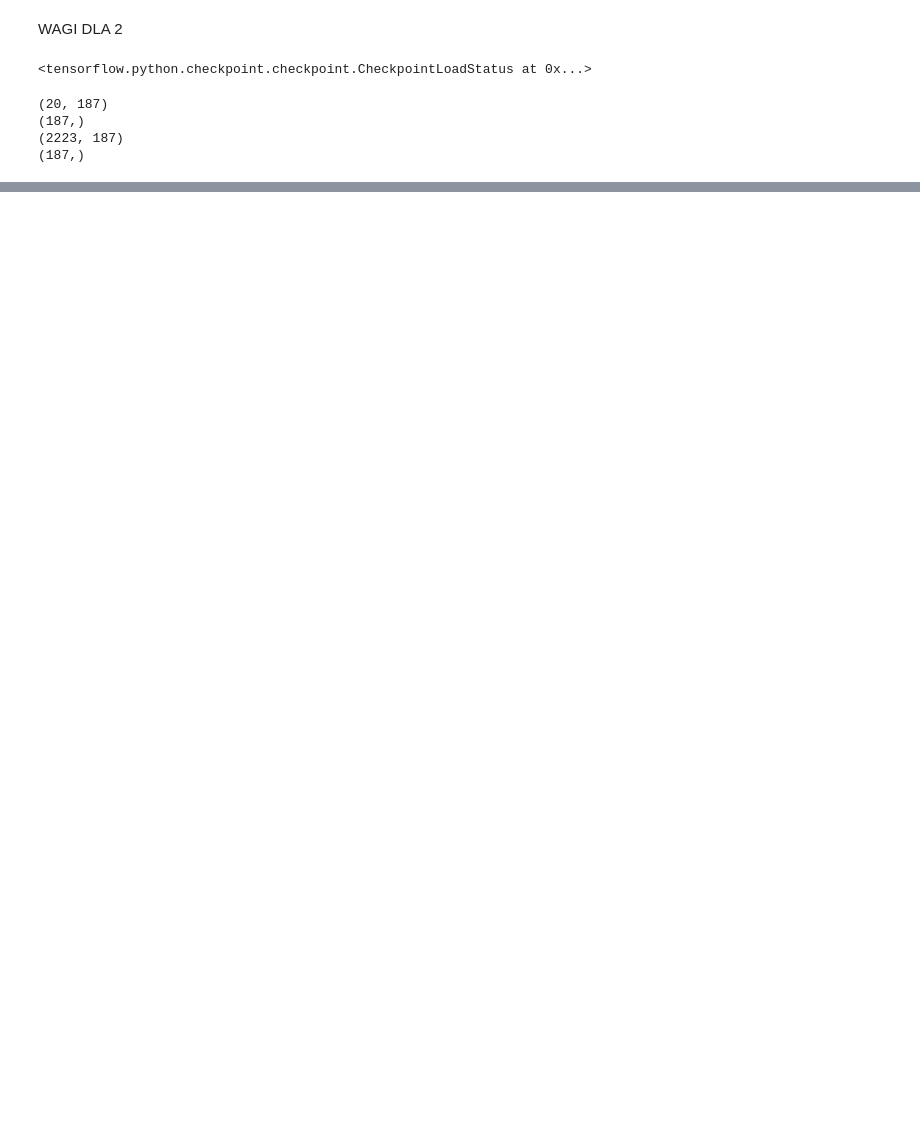
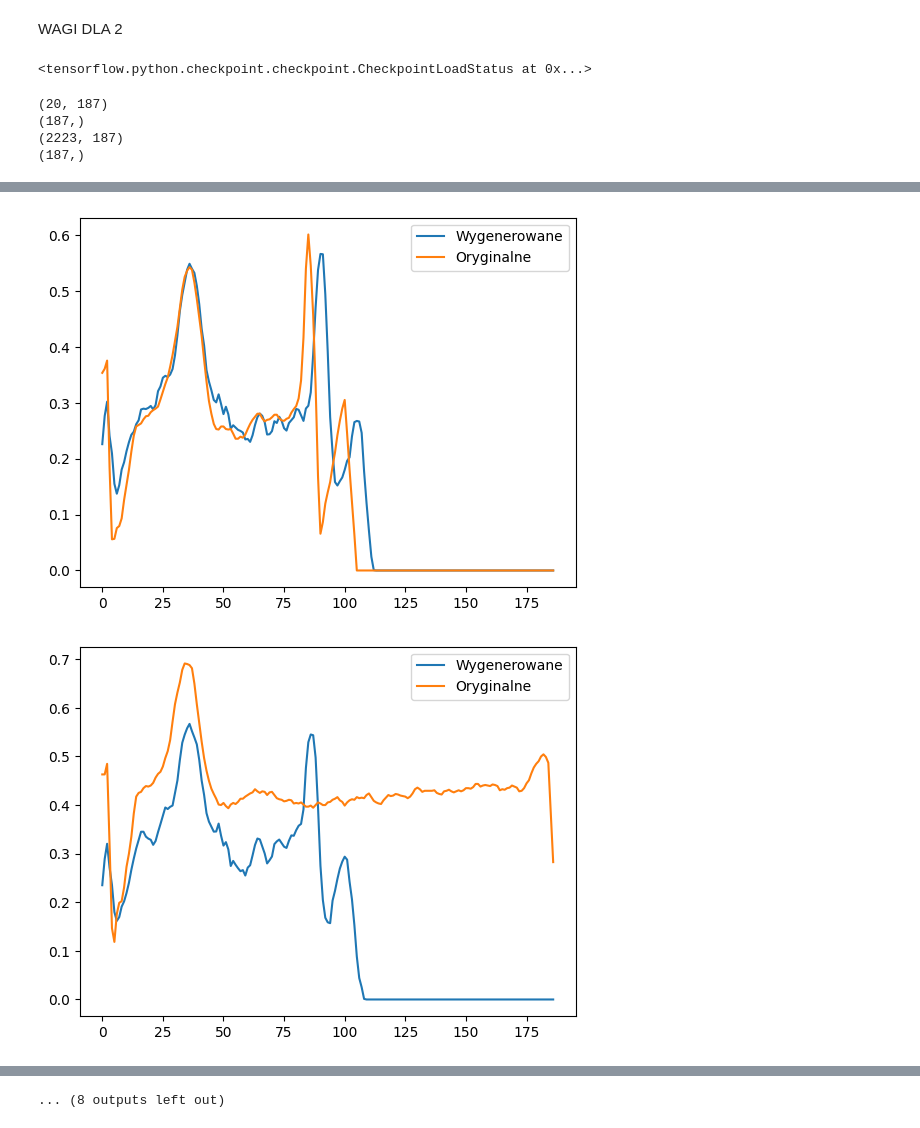
Before and after one commit to vienskaz/ECG-CNN, a Jupyter notebook: EKG_GAN.ipynb, the cells around one changed output, grey strips where cells are left out. Saved outputs shown, nothing was run; the diff lists cells and outputs as text; code cells hidden in the pictures; blank space fills up the shorter version.

```diff
--- a/EKG_GAN.ipynb
+++ b/EKG_GAN.ipynb
@@ -303 +303,17 @@ for i in range(len(twos)):
 ... (8 outputs left out)
+# %%
+twos=moving_average_filter(twos)
+
+for i in range(len(twos)):
+    plt.figure()
+    plt.plot(twos[i], label='Wygenerowane')
+    plt.plot(two[i], label='Oryginalne')
+
+    # Dodanie legendy do wykresu
+    plt.legend()
+
+    # Wyświetlenie wykresu
+    plt.show()
+# %% [output]
+[figure, added]
+[figure, added]
@@ -303,0 +330 @@ for i in range(len(twos)):
+... (8 outputs left out)
```
Also changed, not shown: parts of 5 cells of this notebook.
